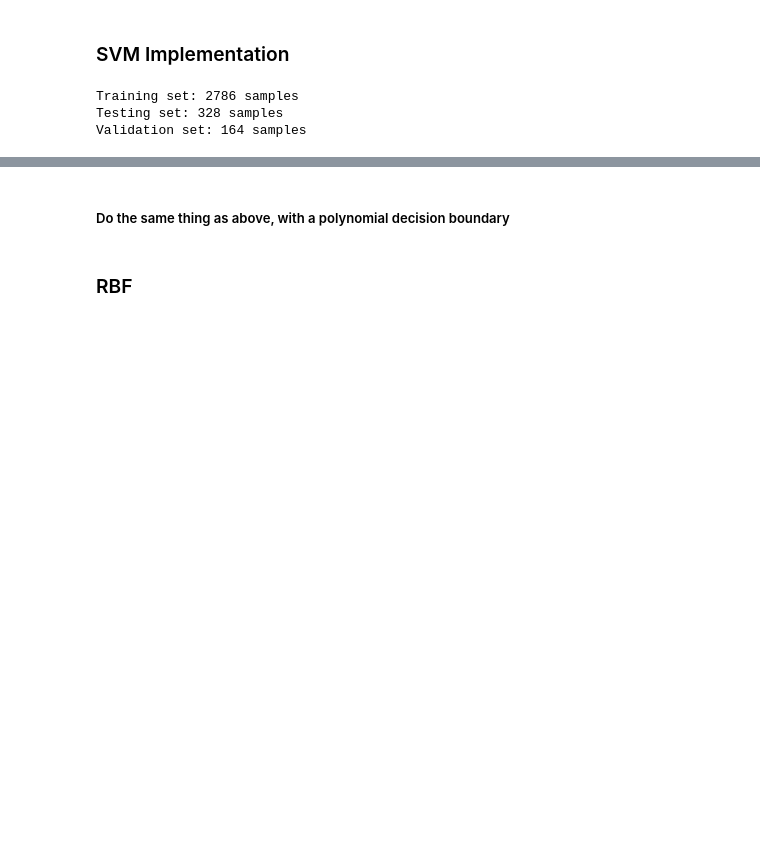
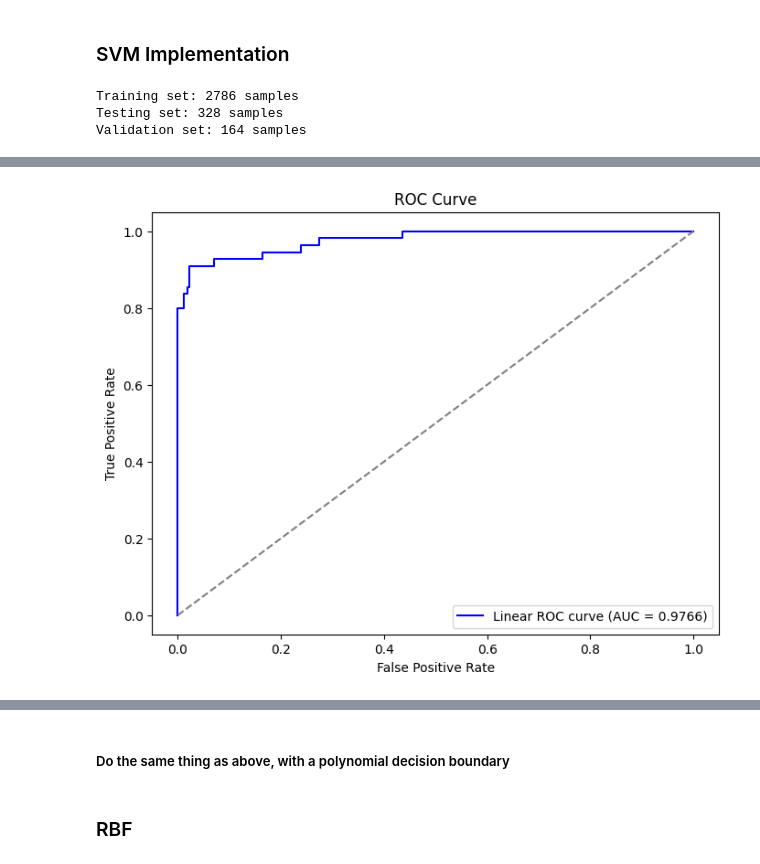
Before and after one commit to doquangg/IDS_Project, a Jupyter notebook: scripts/quang_model.ipynb, the cells around one changed output, grey strips where cells are left out. Cells and saved outputs as stored; diff of their text form; code cells hidden in the pictures; blank space fills up the shorter version.

```diff
--- a/scripts/quang_model.ipynb
+++ b/scripts/quang_model.ipynb
@@ -322,19 +318,19 @@ Training set: 2786 samples
 Testing set: 328 samples
 Validation set: 164 samples
 # %%
-# # Imports
-# from sklearn.model_selection import train_test_split, GridSearchCV
-# from sklearn.svm import SVC
-# from sklearn.metrics import accuracy_score, classification_report
-# from sklearn.preprocessing import StandardScaler
-# import pandas as pd
-# import numpy as np
-# from sklearn.metrics import roc_curve, roc_auc_score, auc
-# import matplotlib.pyplot as plt
+# Imports
+from sklearn.model_selection import train_test_split, GridSearchCV
+from sklearn.svm import SVC
+from sklearn.metrics import accuracy_score, classification_report
+from sklearn.preprocessing import StandardScaler
+import pandas as pd
+import numpy as np
+from sklearn.metrics import roc_curve, roc_auc_score, auc
+import matplotlib.pyplot as plt
 
-# ################################################################################
-# # Grid Search CV: Find the best C.
-# ################################################################################
+################################################################################
+# Grid Search CV: Find the best C.
+################################################################################
 
 # # From preliminary testing: 0.030 is best ROC; further refine.
 # param_grid = {'C': np.linspace(0.031, 0.032, num=100)}
@@ -355,29 +351,60 @@ Validation set: 164 samples
 # print(f"Best C value: {best_linear_C}")
 # print(f"Best cross-validated accuracy: {best_score:.4f}")
 
-# ################################################################################
-# # Model Implementation: K: Linear, C: Best
-# ################################################################################
-# svm_model_lin_cBest = SVC(kernel='linear', C=best_linear_C)  # C is the regularization parameter
-# svm_model_lin_cBest.fit(X_train, y_train)
-# y_pred_lin_c1 = svm_model_lin_cBest.predict(X_test)
+################################################################################
+# Model Implementation: K: Linear, C: Best
+################################################################################
+svm_model_lin_cBest = SVC(kernel='linear', C=0.035)  # C is the regularization parameter
+svm_model_lin_cBest.fit(X_train, y_train)
+y_pred_lin_c1 = svm_model_lin_cBest.predict(X_test)
 
-# # Calculate decision function values
-# y_scores_lin_c1 = svm_model_lin_cBest.decision_function(X_test)
+# Calculate decision function values
+y_scores_lin_c1 = svm_model_lin_cBest.decision_function(X_test)
 
-# # Calculate the ROC curve
-# fpr, tpr, thresholds = roc_curve(y_test, y_scores_lin_c1)
+# Calculate the ROC curve
+fpr, tpr, thresholds = roc_curve(y_test, y_scores_lin_c1)
 
-# # Calculate the AUC score
-# roc_auc = auc(fpr, tpr)
-# print(f"ROC AUC Score: {roc_auc:.4f}")
+# Calculate the AUC score
+roc_auc = auc(fpr, tpr)
+print(f"ROC AUC Score: {roc_auc:.4f}")
 
-# # Plot the ROC curve
-# plt.figure(figsize=(8, 6))
-# plt.plot(fpr, tpr, color='blue', label=f'Linear ROC curve (AUC = {roc_auc:.4f})')
-# plt.plot([0, 1], [0, 1], color='gray', linestyle='--')  # Diagonal line for reference
-# plt.xlabel('False Positive Rate')
-# plt.ylabel('True Positive Rate')
-# plt.title('ROC Curve')
-# plt.legend(loc='lower right')
-# plt.show()
+# Plot the ROC curve
+plt.figure(figsize=(8, 6))
+plt.plot(fpr, tpr, color='blue', label=f'Linear ROC curve (AUC = {roc_auc:.4f})')
+plt.plot([0, 1], [0, 1], color='gray', linestyle='--')  # Diagonal line for reference
+plt.xlabel('False Positive Rate')
+plt.ylabel('True Positive Rate')
+plt.title('ROC Curve')
+plt.legend(loc='lower right')
+plt.show()
+
+# grab importance of features
+pd.Series(abs(svm_model_lin_cBest.coef_[0]), index=X_train.columns).nlargest(30).plot(kind='barh')
+
+################################################################################
+# PR CURVE
+################################################################################
+from sklearn.metrics import precision_recall_curve, average_precision_score
+import matplotlib.pyplot as plt
+
+# Ensure your SVM model has already been trained on X_train, y_train
+# Predict confidence scores using the decision function
+y_scores = svm_model_lin_cBest.decision_function(X_test)
+
+# Compute precision-recall curve
+precision, recall, thresholds = precision_recall_curve(y_test, y_scores)
+
+# Compute the average precision (AUC of the PR curve)
+average_precision = average_precision_score(y_test, y_scores)
+print(f"Average Precision (PR AUC): {average_precision:.4f}")
+
+# Plot the Precision-Recall curve
+plt.figure(figsize=(8, 6))
+plt.plot(recall, precision, color='blue', label=f'PR curve (AUC = {average_precision:.4f})')
+plt.xlabel('Recall')
+plt.ylabel('Precision')
+plt.title('Precision-Recall Curve')
+plt.legend(loc='lower left')
+plt.grid()
+plt.show()
+# %% [output]
@@ -383,0 +412 @@ Validation set: 164 samples
+[figure, added]
```
Also changed, not shown: parts of 3 cells of this notebook.
